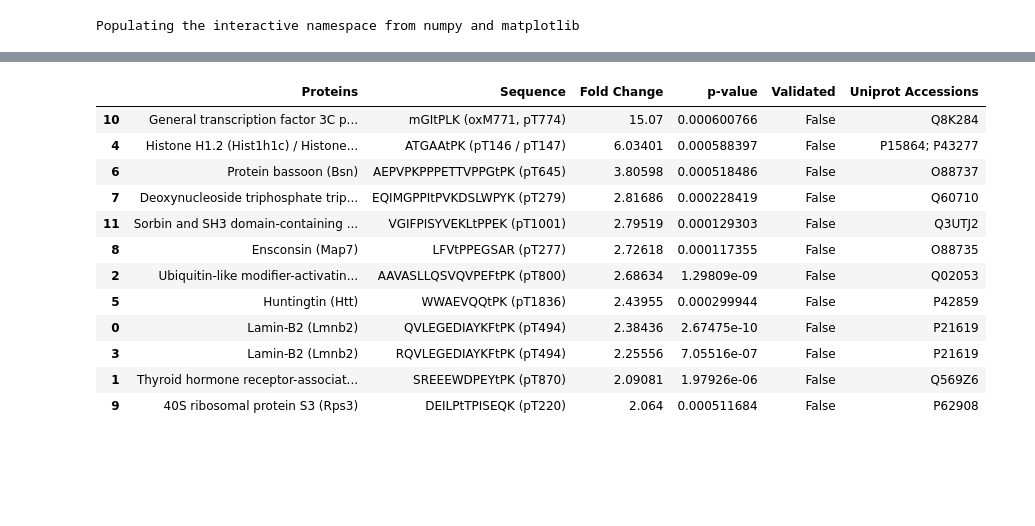
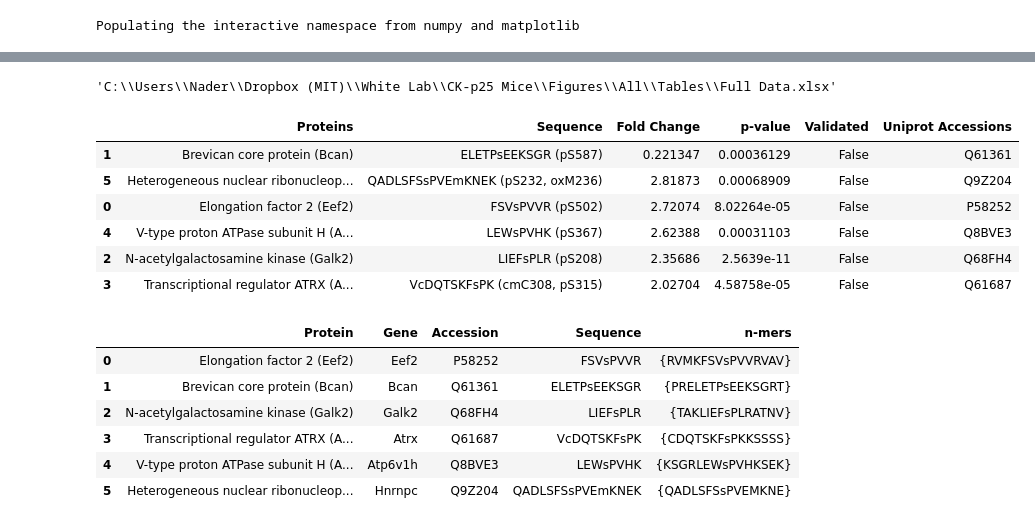
Before and after one commit to white-lab/pyproteome-data, a Jupyter notebook: examples/Example.ipynb, the cells around one changed output, grey strips where cells are left out. Cells and saved outputs as stored; diff of their text form; code cells hidden in the pictures; blank space fills up the shorter version.

```diff
--- a/examples/Example.ipynb
+++ b/examples/Example.ipynb
@@ -160,20 +175,0 @@ OrderedDict([('CK-C1-Global',
-# %%
-for name in ["CK Hip", "CK Cortex", "CK All"]:
-    datas[name] = datas[name].norm_cmp_groups(
-        cmp_groups,
-    )
-
-    datas[name].update_group_changes(
-        group_a=ck_groups,
-        group_b=wt_groups,
-    )
-
-for name in ["CK Cere"]:
-    datas[name] = datas[name].norm_cmp_groups(
-        cmp_groups,
-    )
-
-    datas[name].update_group_changes(
-        group_a="CK-p25 Cere",
-        group_b="CK Cere",
-    )
@@ -269,19 +322,49 @@ psea_results[0][['name', 'ES(S)', 'NES(S)', 'p-value', 'q-value']]
+# %%
+# Write processed Data Sets to tabs of .xlsx file
+tables.write_full_tables(
+    [
+        datas["CK Hip"],
+        datas["CK Cortex"],
+    ]
+)
+# %% [output]
+'C:\\Users\\Nader\\Dropbox (MIT)\\White Lab\\CK-p25 Mice\\Figures\\All\\Tables\\Full Data.xlsx'
 # %%
+# Show a list of differentially expressed peptides
 tables.changes_table(
-    datas['CK All'].filter(mod='T', p=1e-3, fold=2),
+    datas['CK All'].filter(mod='S', p=1e-3, fold=2),
     sort='Fold Change'
 )
 # %% [output]
 |  | Proteins | Sequence | Fold Change | p-value | Validated | Uniprot Accessions |
-| 10 | General transcription factor 3C p... | mGItPLK (oxM771, pT774) | 15.07 | 0.000600766 | False | Q8K284 |
-| 4 | Histone H1.2 (Hist1h1c) / Histone... | ATGAAtPK (pT146 / pT147) | 6.03401 | 0.000588397 | False | P15864; P43277 |
-| 6 | Protein bassoon (Bsn) | AEPVPKPPPETTVPPGtPK (pT645) | 3.80598 | 0.000518486 | False | O88737 |
-| 7 | Deoxynucleoside triphosphate trip... | EQIMGPPItPVKDSLWPYK (pT279) | 2.81686 | 0.000228419 | False | Q60710 |
-| 11 | Sorbin and SH3 domain-containing ... | VGIFPISYVEKLtPPEK (pT1001) | 2.79519 | 0.000129303 | False | Q3UTJ2 |
-| 8 | Ensconsin (Map7) | LFVtPPEGSAR (pT277) | 2.72618 | 0.000117355 | False | O88735 |
-| 2 | Ubiquitin-like modifier-activatin... | AAVASLLQSVQVPEFtPK (pT800) | 2.68634 | 1.29809e-09 | False | Q02053 |
-| 5 | Huntingtin (Htt) | WWAEVQQtPK (pT1836) | 2.43955 | 0.000299944 | False | P42859 |
-| 0 | Lamin-B2 (Lmnb2) | QVLEGEDIAYKFtPK (pT494) | 2.38436 | 2.67475e-10 | False | P21619 |
-| 3 | Lamin-B2 (Lmnb2) | RQVLEGEDIAYKFtPK (pT494) | 2.25556 | 7.05516e-07 | False | P21619 |
-| 1 | Thyroid hormone receptor-associat... | SREEEWDPEYtPK (pT870) | 2.09081 | 1.97926e-06 | False | Q569Z6 |
-| 9 | 40S ribosomal protein S3 (Rps3) | DEILPtTPISEQK (pT220) | 2.064 | 0.000511684 | False | P62908 |
+| 1 | Brevican core protein (Bcan) | ELETPsEEKSGR (pS587) | 0.221347 | 0.00036129 | False | Q61361 |
+| 5 | Heterogeneous nuclear ribonucleop... | QADLSFSsPVEmKNEK (pS232, oxM236) | 2.81873 | 0.00068909 | False | Q9Z204 |
+| 0 | Elongation factor 2 (Eef2) | FSVsPVVR (pS502) | 2.72074 | 8.02264e-05 | False | P58252 |
+| 4 | V-type proton ATPase subunit H (A... | LEWsPVHK (pS367) | 2.62388 | 0.00031103 | False | Q8BVE3 |
+| 2 | N-acetylgalactosamine kinase (Galk2) | LIEFsPLR (pS208) | 2.35686 | 2.5639e-11 | False | Q68FH4 |
+| 3 | Transcriptional regulator ATRX (A... | VcDQTSKFsPK (cmC308, pS315) | 2.02704 | 4.58758e-05 | False | Q61687 |
+# %%
+# Generate n-mers around serine phosphorylation sites
+ds = datas['CK All'].filter(mod='S', fold=2, p=1e-3)
+
+pd.DataFrame(
+    [
+        (
+            str(i["Proteins"]),
+            ' / '.join(i['Proteins'].genes),
+            ' / '.join(i['Proteins'].accessions),
+            str(i["Sequence"]),
+            pyp.motifs.motif.generate_n_mers(i["Sequence"], mods='S')
+        )
+        for _, i in ds.psms.iterrows()
+    ],
+    columns=['Protein', 'Gene', 'Accession', 'Sequence', 'n-mers'],
+)
+# %% [output]
+|  | Protein | Gene | Accession | Sequence | n-mers |
+| 0 | Elongation factor 2 (Eef2) | Eef2 | P58252 | FSVsPVVR | {RVMKFSVsPVVRVAV} |
+| 1 | Brevican core protein (Bcan) | Bcan | Q61361 | ELETPsEEKSGR | {PRELETPsEEKSGRT} |
+| 2 | N-acetylgalactosamine kinase (Galk2) | Galk2 | Q68FH4 | LIEFsPLR | {TAKLIEFsPLRATNV} |
+| 3 | Transcriptional regulator ATRX (A... | Atrx | Q61687 | VcDQTSKFsPK | {CDQTSKFsPKKSSSS} |
+| 4 | V-type proton ATPase subunit H (A... | Atp6v1h | Q8BVE3 | LEWsPVHK | {KSGRLEWsPVHKSEK} |
+| 5 | Heterogeneous nuclear ribonucleop... | Hnrnpc | Q9Z204 | QADLSFSsPVEmKNEK | {QADLSFSsPVEMKNE} |
```
Also changed, not shown: parts of 9 cells of this notebook.
